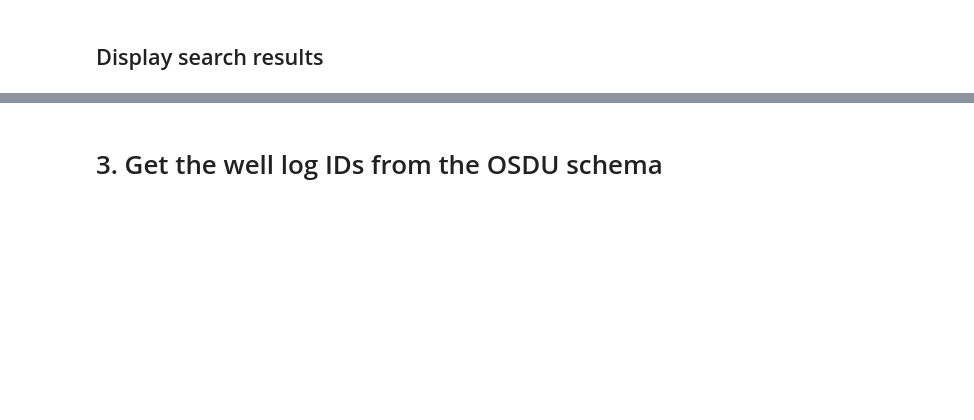
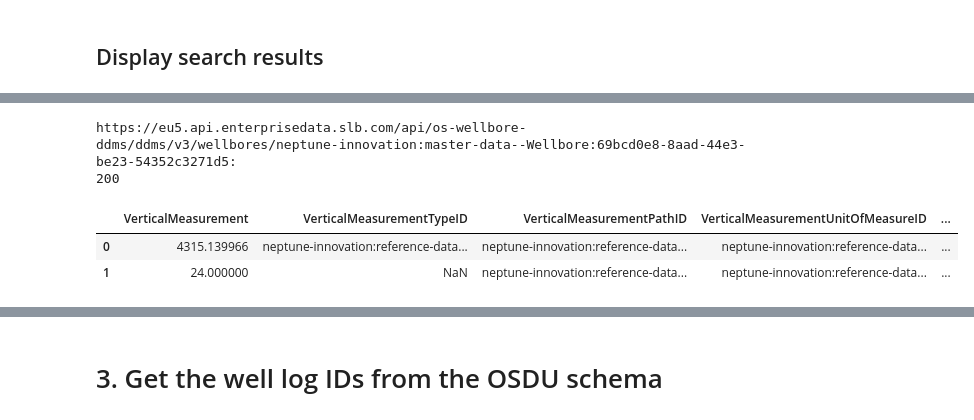
Before and after one commit to terjebja/osdu_notebook, a Jupyter notebook: OSDU_w_SAuth_example_Terje_Berg.ipynb, the cells around one changed output, grey strips where cells are left out. Saved outputs shown, nothing was run; the diff lists cells and outputs as text; code cells hidden in the pictures; blank space fills up the shorter version.

```diff
--- a/OSDU_w_SAuth_example_Terje_Berg.ipynb
+++ b/OSDU_w_SAuth_example_Terje_Berg.ipynb
@@ -232,23 +271,29 @@ wellboreIDs = search_df['data.WellboreID'].unique()
 # %%
 # Call wellbore API and get the record
-ID = 10
+ID = 11
 wellboreID = wellboreIDs[ID]
 
 wellbore_service_url = wellbore_dms_url + 'wellbores'
 
 wellbore_meta_url_appended = f'{wellbore_service_url}/{wellboreID}'
 print(wellbore_meta_url_appended)
 
 wellbore_meta = requests.get(wellbore_meta_url_appended, headers= headers)
 
 print(wellbore_meta.status_code)
 
-wellbore_json_data = trajectory_meta.json() # json format
+wellbore_json_data = wellbore_meta.json() # json format
 wellbore_json_data
 
 #convert to Pandas dataframe
 wellbore_meta_df = json_normalize(wellbore_json_data)
 
 # wellbore measurements
 json_normalize(wellbore_meta_df['data.VerticalMeasurements'][0])
+# %% [output]
+https://eu5.api.enterprisedata.slb.com/api/os-wellbore-ddms/ddms/v3/wellbores/neptune-innovation:master-data--Wellbore:69bcd0e8-8aad-44e3-be23-54352c3271d5:
+200
+|  | VerticalMeasurement | VerticalMeasurementTypeID | VerticalMeasurementPathID | VerticalMeasurementUnitOfMeasureID | ... |
+| 0 | 4315.139966 | neptune-innovation:reference-data... | neptune-innovation:reference-data... | neptune-innovation:reference-data... | ... |
+| 1 | 24.000000 | NaN | neptune-innovation:reference-data... | neptune-innovation:reference-data... | ... |
 # %%
```
Also changed, not shown: parts of 29 cells of this notebook.
